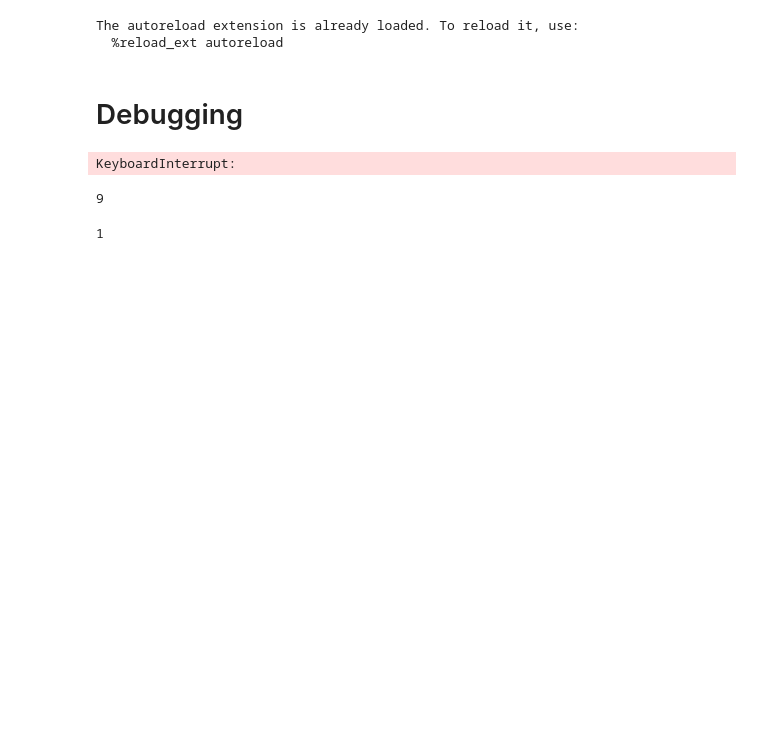
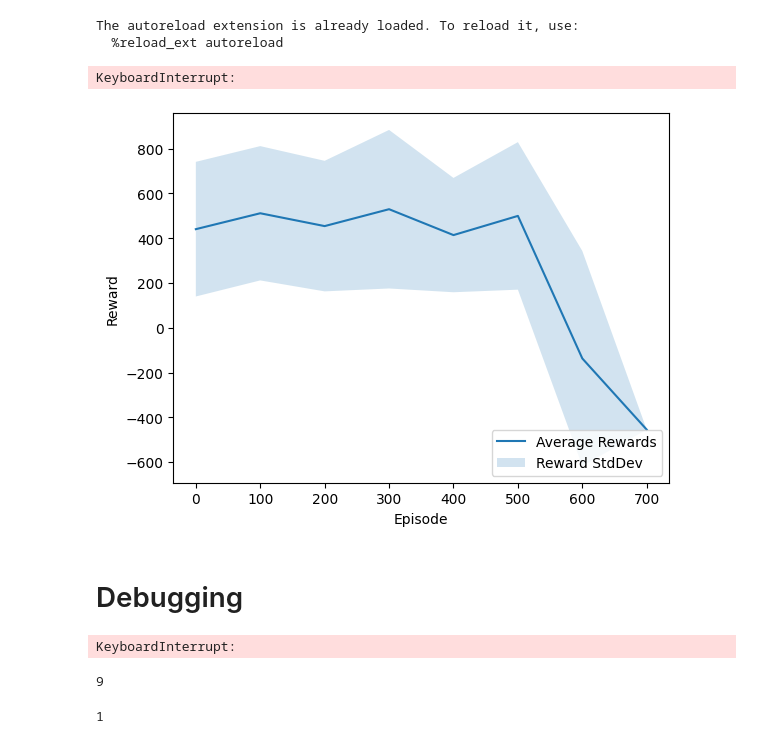
Before and after one commit to joshmazen14/maRLios, a Jupyter notebook: testing_marly.ipynb, the cells around one changed output. Cells and saved outputs as stored; diff of their text form; code cells hidden in the pictures; blank space fills up the shorter version.

Commit message:
added stat info

```diff
--- a/testing_marly.ipynb
+++ b/testing_marly.ipynb
@@ -79,6 +79,28 @@ def save_checkpoint(agent, total_rewards, terminal_info, run_id):
     else:
         torch.save(agent.dqn.state_dict(), f"dq-{run_id}.pt")
 
+def load_rewards(from_file):
+     with open(from_file, 'rb') as f:
+        total_rewards = pickle.load(f)
+        return total_rewards
+
+def plot_rewards(ep_per_stat = 100, total_rewards = [], from_file = None):
+    if from_file != None:
+        total_rewards = load_rewards(total_rewards)
+
+    avg_rewards = [np.mean(total_rewards[i:i+ep_per_stat]) for i in range(0, len(total_rewards), ep_per_stat)]
+    std_rewards = [np.std(total_rewards[i:i+ep_per_stat]) for i in range(0, len(total_rewards), ep_per_stat)]
+
+    fig, ax = plt.subplots()
+    ax.plot(avg_rewards, label='Average Rewards')
+    ax.fill_between(range(len(avg_rewards)), np.subtract(avg_rewards, std_rewards), np.add(avg_rewards, std_rewards), alpha=0.2, label='Reward StdDev')
+
+    ax.set_xlabel('Episode')
+    ax.set_ylabel('Reward')
+    xtick_labels = [str(i*ep_per_stat) for i in range(len(avg_rewards))]
+    plt.xticks(range(len(avg_rewards)), xtick_labels)
+    ax.legend(loc='lower right')
+    plt.show()
 
 # define the run function with some helpful debugging stats
 
@@ -192,10 +214,7 @@ def run(training_mode=True, pretrained=False, lr=0.0001, gamma=0.90, exploration
     fh.close()
 
     if num_episodes > ep_per_stat:
-        plt.title("Episodes trained vs. Average Rewards (per 500 eps)")
-        plt.plot([0 for _ in range(ep_per_stat)] +
-                 np.convolve(total_rewards, np.ones((ep_per_stat,))/ep_per_stat, mode="valid").tolist())
-        plt.show()
+        plot_rewards(ep_per_stat=ep_per_stat, total_rewards=total_rewards)
 # %%
 run_id = '1681801872'
 # %%
@@ -210,6 +229,17 @@ run(training_mode=True,
     exploration_decay=0.9995,
     action_space=SIMPLE_MOVEMENT,
     n_actions=len(SIMPLE_MOVEMENT)+2)
+# %% [output]
+KeyboardInterrupt:
+# %%
+file_name = "total_rewards-{}.pkl".format(run_id)
+total_rewards = load_rewards(file_name)
+
+plot_rewards(ep_per_stat=100, total_rewards=total_rewards)
+
+# ep_per_stat = 100  # number of episodes to average over
+# %% [output]
+[figure, added]
 # %% [markdown]
 # Debugging
 # %%
```
